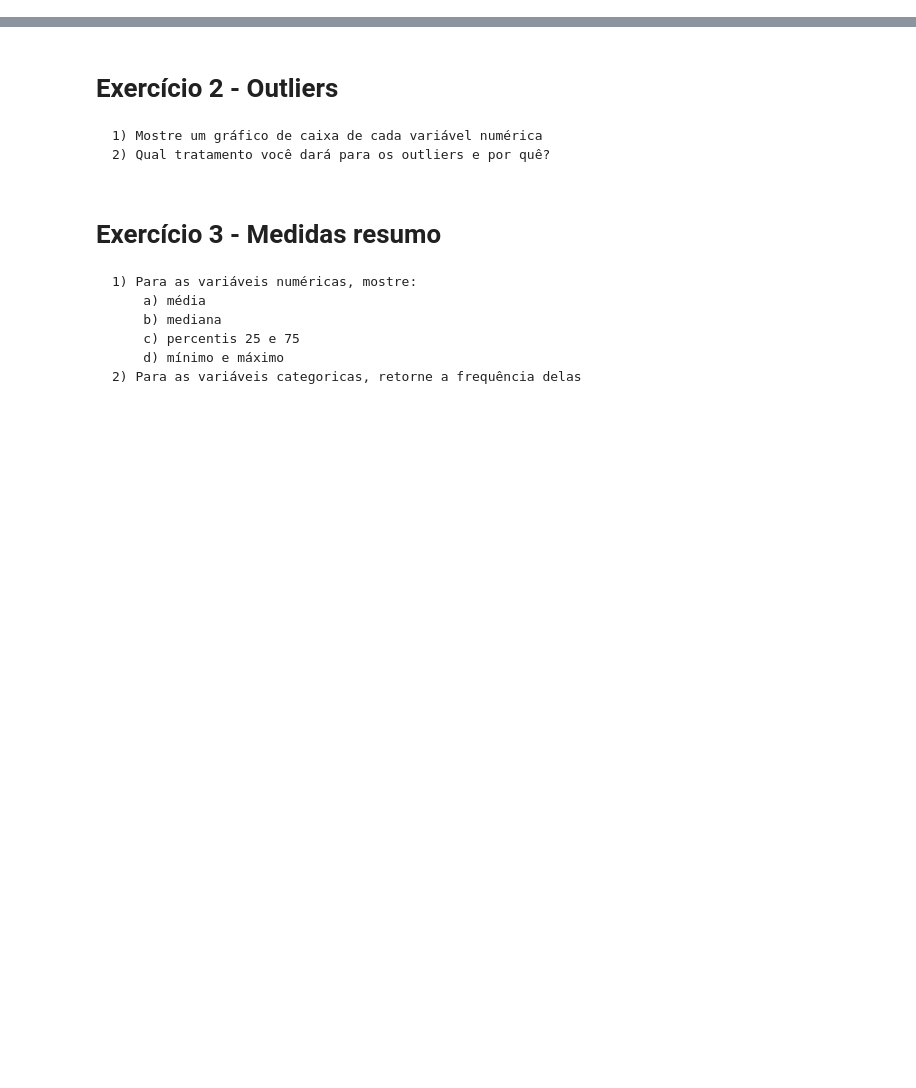
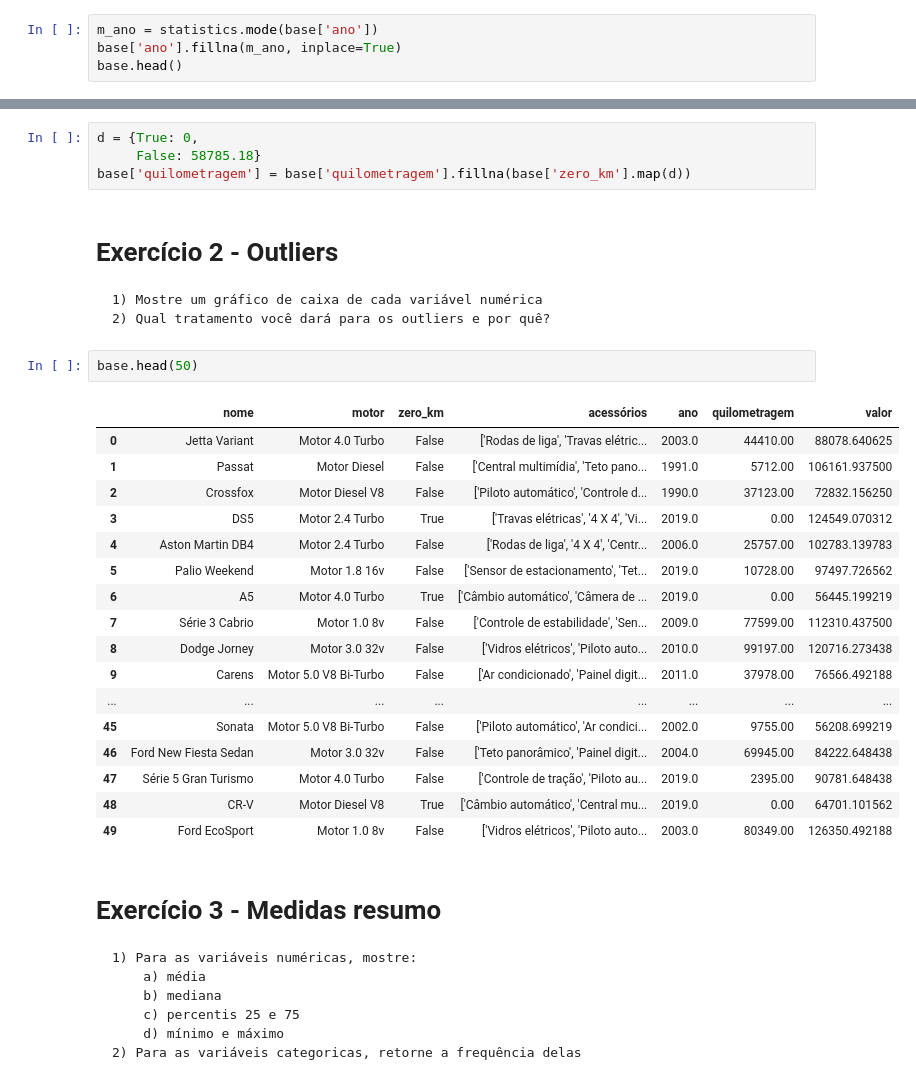
Before and after one commit to IgorFrutuoso/AC3-AED, a Jupyter notebook: Exercicios_AC3.ipynb, the cells around one changed output, grey strips where cells are left out. Drawn from its saved outputs; the diff is of its cells as text; blank space fills up the shorter version.

```diff
--- a/Exercicios_AC3.ipynb
+++ b/Exercicios_AC3.ipynb
@@ -25,0 +48,4 @@ print(type(total_missings))
+# %%
+m_ano = statistics.mode(base['ano'])
+base['ano'].fillna(m_ano, inplace=True)
+base.head()
@@ -26,8 +64,32 @@ print(type(total_missings))
+# %%
+d = {True: 0,
+     False: 58785.18}
+base['quilometragem'] = base['quilometragem'].fillna(base['zero_km'].map(d))
 # %% [markdown]
 # Exercício 2 - Outliers
 
     1) Mostre um gráfico de caixa de cada variável numérica
     2) Qual tratamento você dará para os outliers e por quê?
+# %%
+base.head(50)
+# %% [output]
+|  | nome | motor | zero_km | acessórios | ano | quilometragem | valor |
+| 0 | Jetta Variant | Motor 4.0 Turbo | False | ['Rodas de liga', 'Travas elétric... | 2003.0 | 44410.00 | 88078.640625 |
+| 1 | Passat | Motor Diesel | False | ['Central multimídia', 'Teto pano... | 1991.0 | 5712.00 | 106161.937500 |
+| 2 | Crossfox | Motor Diesel V8 | False | ['Piloto automático', 'Controle d... | 1990.0 | 37123.00 | 72832.156250 |
+| 3 | DS5 | Motor 2.4 Turbo | True | ['Travas elétricas', '4 X 4', 'Vi... | 2019.0 | 0.00 | 124549.070312 |
+| 4 | Aston Martin DB4 | Motor 2.4 Turbo | False | ['Rodas de liga', '4 X 4', 'Centr... | 2006.0 | 25757.00 | 102783.139783 |
+| 5 | Palio Weekend | Motor 1.8 16v | False | ['Sensor de estacionamento', 'Tet... | 2019.0 | 10728.00 | 97497.726562 |
+| 6 | A5 | Motor 4.0 Turbo | True | ['Câmbio automático', 'Câmera de ... | 2019.0 | 0.00 | 56445.199219 |
+| 7 | Série 3 Cabrio | Motor 1.0 8v | False | ['Controle de estabilidade', 'Sen... | 2009.0 | 77599.00 | 112310.437500 |
+| 8 | Dodge Jorney | Motor 3.0 32v | False | ['Vidros elétricos', 'Piloto auto... | 2010.0 | 99197.00 | 120716.273438 |
+| 9 | Carens | Motor 5.0 V8 Bi-Turbo | False | ['Ar condicionado', 'Painel digit... | 2011.0 | 37978.00 | 76566.492188 |
+| ... | ... | ... | ... | ... | ... | ... | ... |
+| 45 | Sonata | Motor 5.0 V8 Bi-Turbo | False | ['Piloto automático', 'Ar condici... | 2002.0 | 9755.00 | 56208.699219 |
+| 46 | Ford New Fiesta Sedan | Motor 3.0 32v | False | ['Teto panorâmico', 'Painel digit... | 2004.0 | 69945.00 | 84222.648438 |
+| 47 | Série 5 Gran Turismo | Motor 4.0 Turbo | False | ['Controle de tração', 'Piloto au... | 2019.0 | 2395.00 | 90781.648438 |
+| 48 | CR-V | Motor Diesel V8 | True | ['Câmbio automático', 'Central mu... | 2019.0 | 0.00 | 64701.101562 |
+| 49 | Ford EcoSport | Motor 1.0 8v | False | ['Vidros elétricos', 'Piloto auto... | 2003.0 | 80349.00 | 126350.492188 |
 # %% [markdown]
 # Exercício 3 - Medidas resumo
 
```
Also changed, not shown: parts of 8 cells of this notebook, 1 other file.
